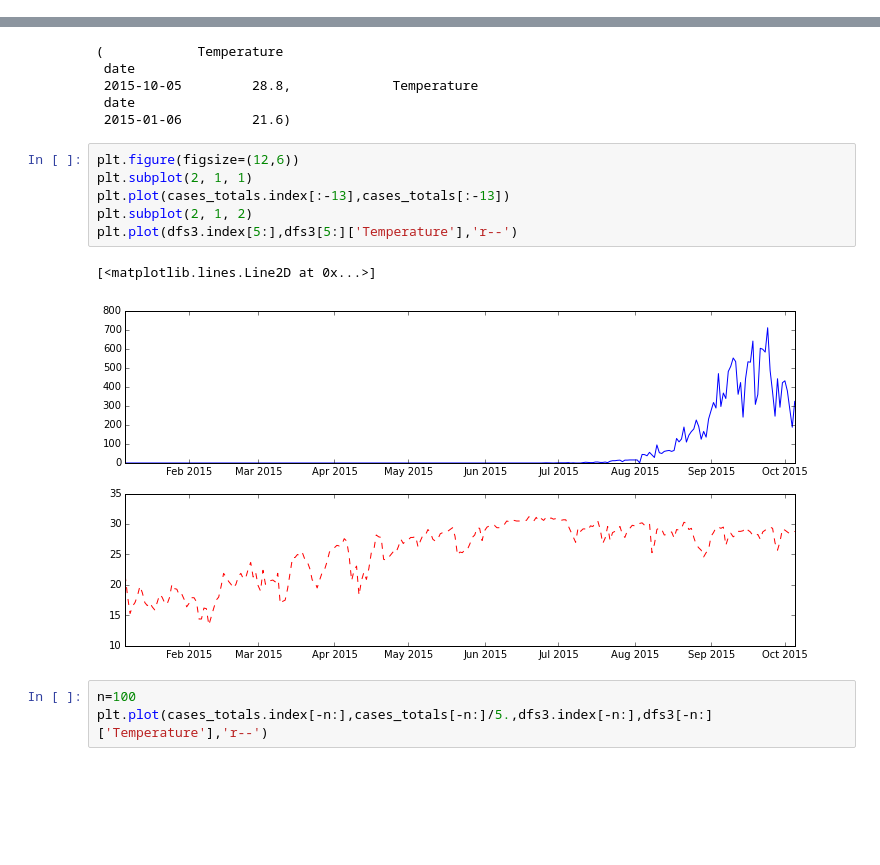
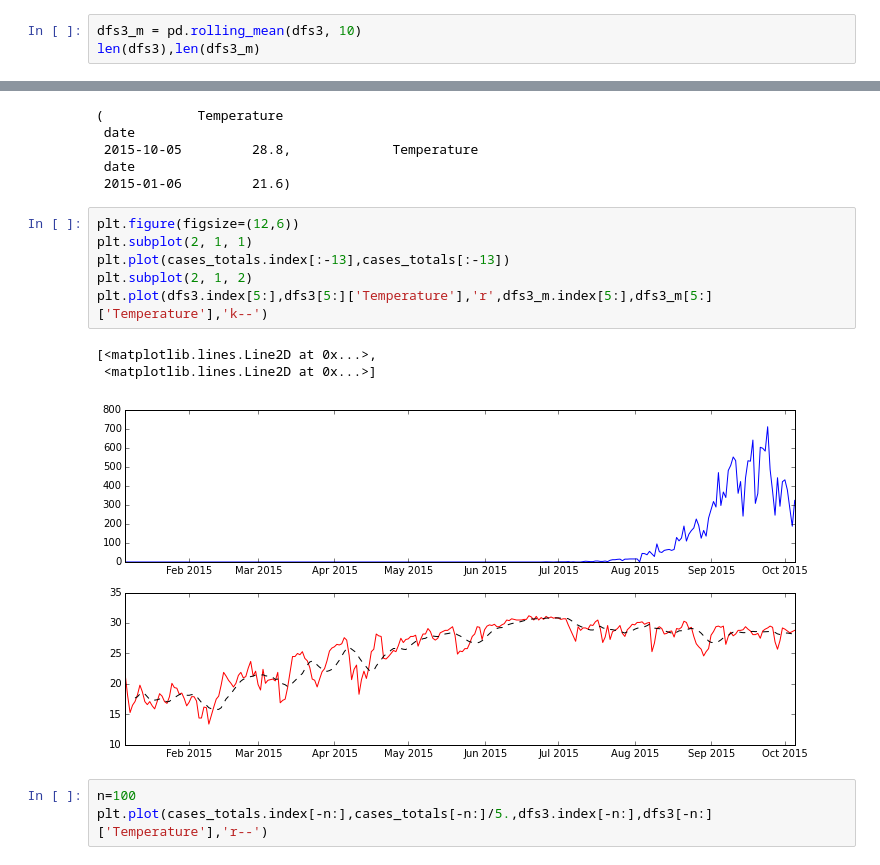
Before and after one commit to cchuang2009/math-2015-2, a Jupyter notebook: 1/maps-temperature.ipynb, the cells around one changed output, grey strips where cells are left out. Saved outputs shown, nothing was run; the diff lists cells and outputs as text; blank space fills up the shorter version.

```diff
--- a/1/maps-temperature.ipynb
+++ b/1/maps-temperature.ipynb
@@ -60,0 +65,3 @@ my_plot2=dfs3.plot()
+# %%
+dfs3_m = pd.rolling_mean(dfs3, 10)
+len(dfs3),len(dfs3_m)
@@ -77,12 +93,13 @@ dfs3[-1:],dfs3[5:6]
 # %%
 plt.figure(figsize=(12,6))
 plt.subplot(2, 1, 1)
 plt.plot(cases_totals.index[:-13],cases_totals[:-13])
 plt.subplot(2, 1, 2)
-plt.plot(dfs3.index[5:],dfs3[5:]['Temperature'],'r--')
+plt.plot(dfs3.index[5:],dfs3[5:]['Temperature'],'r',dfs3_m.index[5:],dfs3_m[5:]['Temperature'],'k--')
 # %% [output]
-[<matplotlib.lines.Line2D at 0x...>]
+[<matplotlib.lines.Line2D at 0x...>,
+ <matplotlib.lines.Line2D at 0x...>]
-[figure, old version]
+[figure, new version]
 # %%
 n=100
 plt.plot(cases_totals.index[-n:],cases_totals[-n:]/5.,dfs3.index[-n:],dfs3[-n:]['Temperature'],'r--')
```
Also changed, not shown: parts of 5 cells of this notebook.
